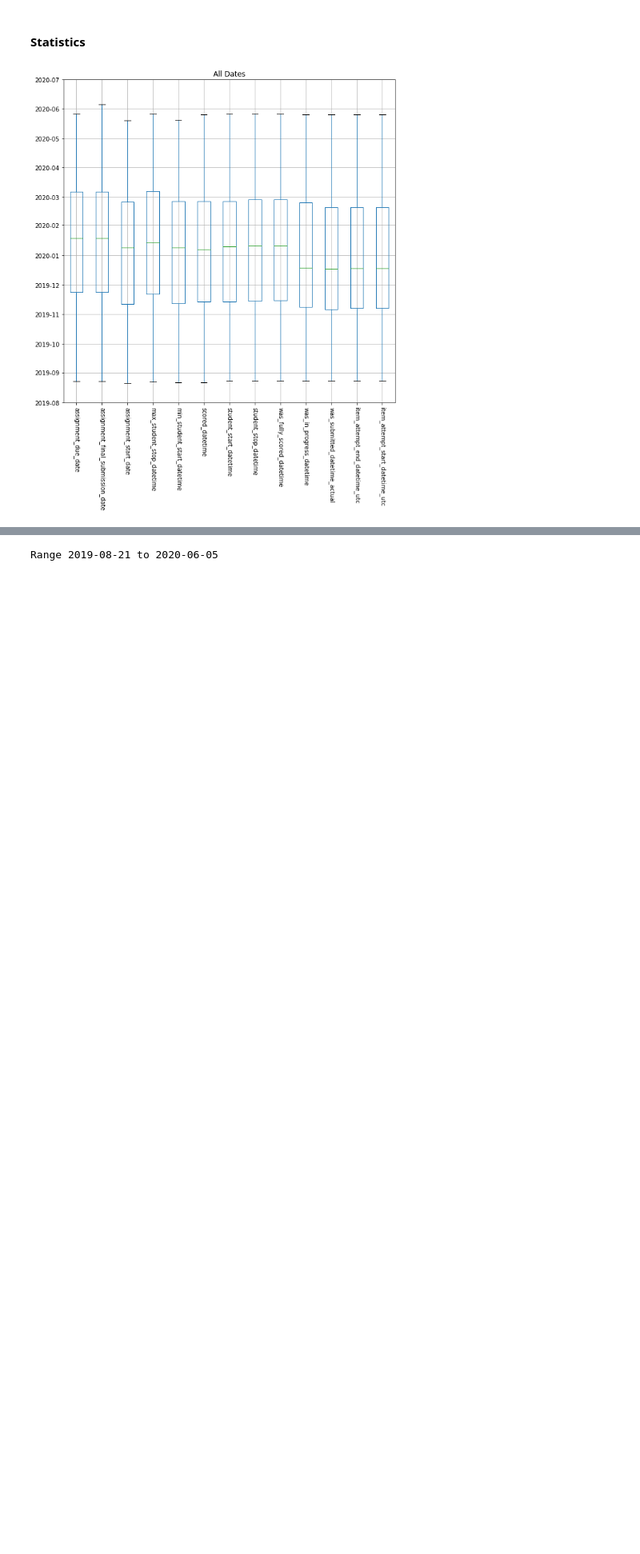
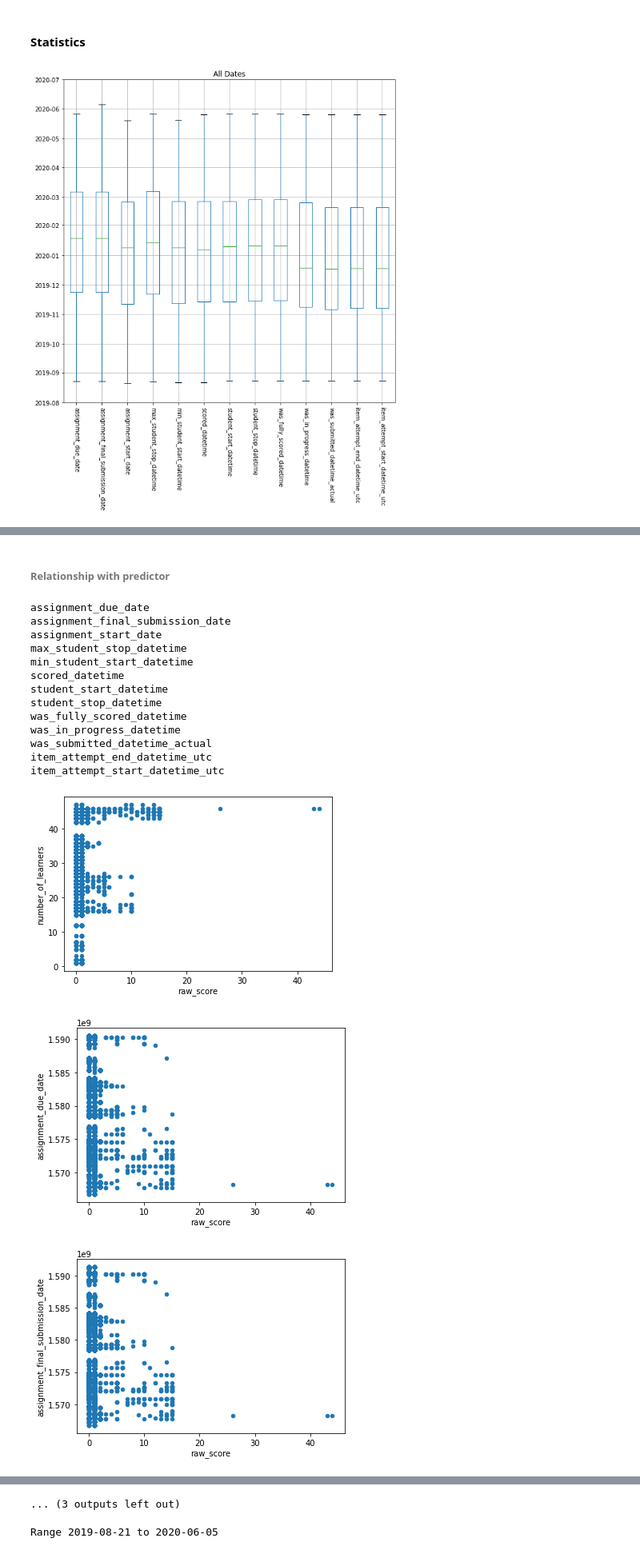
Before and after one commit to dlhinkley/c772-capstone-project, a Jupyter notebook: jupyter/summary/categorical-interval-variable-statistics.ipynb, the cells around one changed output, grey strips where cells are left out. Shown at 80% size. Cells and saved outputs as stored; diff of their text form; code cells hidden in the pictures; blank space fills up the shorter version.

```diff
--- a/jupyter/summary/categorical-interval-variable-statistics.ipynb
+++ b/jupyter/summary/categorical-interval-variable-statistics.ipynb
@@ -42 +43,27 @@ date_boxplot(get_random_sample(filterDf), "All Dates")
 - Median of all dates around 1/15/2020
+# %% [markdown]
+###### Relationship with predictor
+# %%
+pdDf = get_random_sample(filterDf).select('number_of_learners', 'raw_score', * (F.unix_timestamp(c).alias(c) for c in types['intervalVars']) ).toPandas()
+pdDf.plot.scatter('raw_score', 'number_of_learners')
+
+for col in types['intervalVars']:
+    print (col)
+    pdDf.plot.scatter('raw_score', col)
+# %% [output]
+assignment_due_date
+assignment_final_submission_date
+assignment_start_date
+max_student_stop_datetime
+min_student_start_datetime
+scored_datetime
+student_start_datetime
+student_stop_datetime
+was_fully_scored_datetime
+was_in_progress_datetime
+was_submitted_datetime_actual
+item_attempt_end_datetime_utc
+item_attempt_start_datetime_utc
+[figure, added]
+[figure, added]
+[figure, added]
@@ -43,3 +78,4 @@ date_boxplot(get_random_sample(filterDf), "All Dates")
+... (3 outputs left out)
 # %%
 dateStats = date_statisticts(filterDf, types['intervalVars'])
 print ("Range", dateStats['min'].min(), "to", dateStats['max'].max())
```
Also changed, not shown: parts of 2 cells of this notebook, 17 other files.
